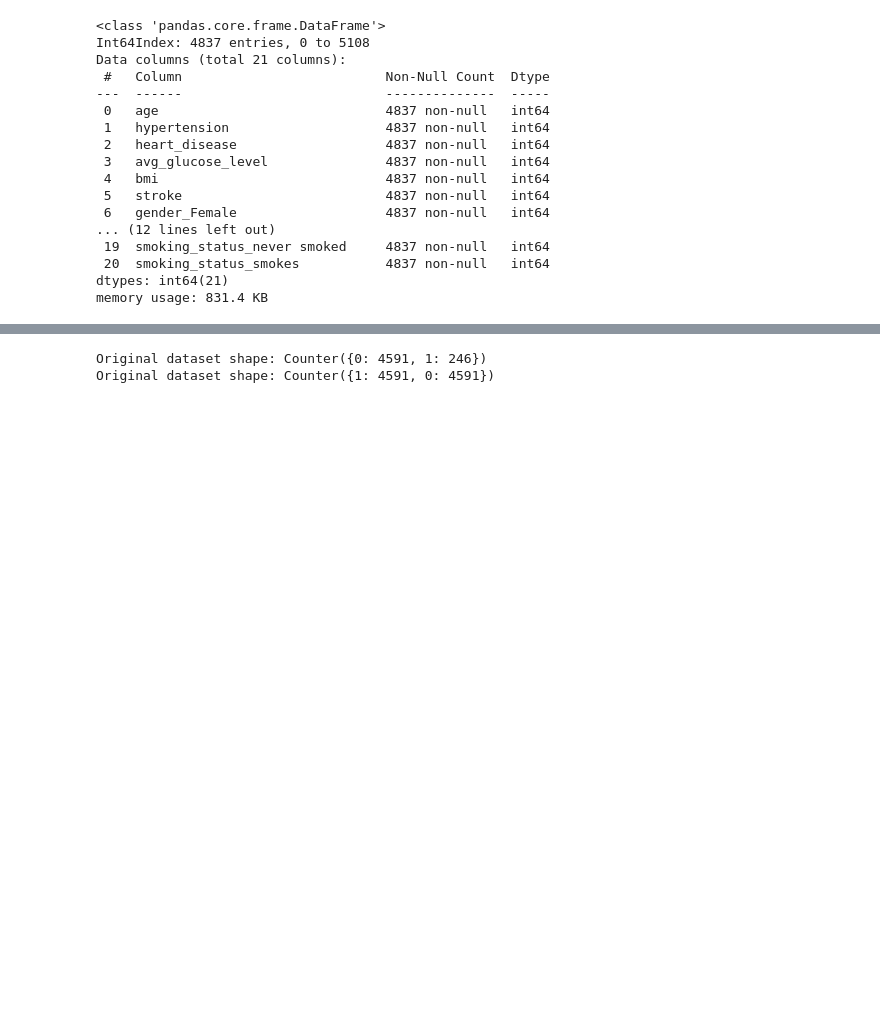
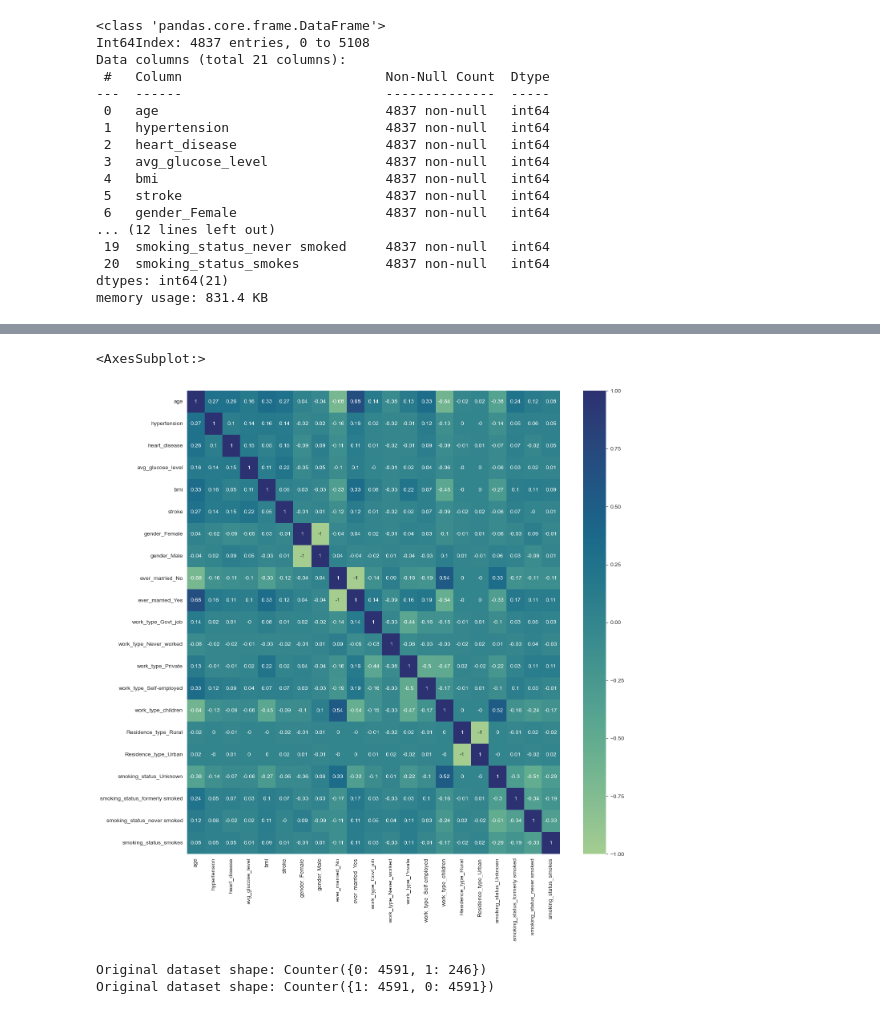
Before and after one commit to maninder56/Predicting-Risk-of-Stroke-using-Machine-Learning, a Jupyter notebook: stroke_prediction.ipynb, the cells around one changed output, grey strips where cells are left out. Cells and saved outputs as stored; diff of their text form; code cells hidden in the pictures; blank space fills up the shorter version.

Commit message:
Version 12 - added heatmap

```diff
--- a/stroke_prediction.ipynb
+++ b/stroke_prediction.ipynb
@@ -341,3 +320,10 @@ df_dummies.corr().style.background_gradient(cmap='GnBu')
+# %%
+# Correlation Heatmap
+plt.figure(figsize=(15,15))
+sns.heatmap(df_dummies.corr().round(2), annot=True, cmap="crest")
+# %% [output]
+<AxesSubplot:>
+[figure, added]
 # %%
 # Split data into Features and Target variables
 X = df_dummies.drop(['stroke'], axis=1)
```
Also changed, not shown: parts of 1 cell of this notebook.
